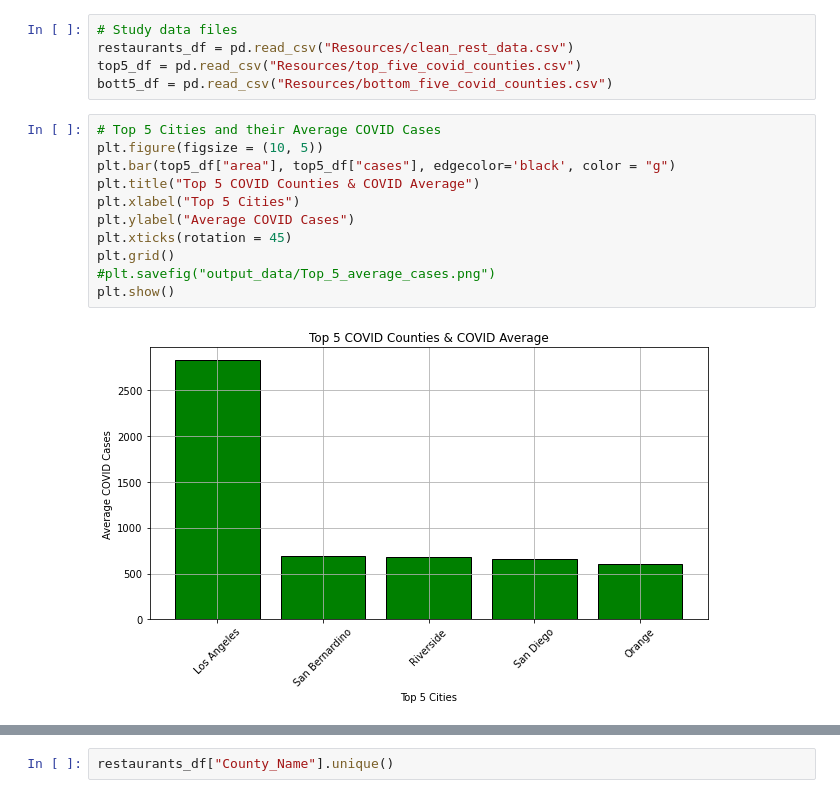
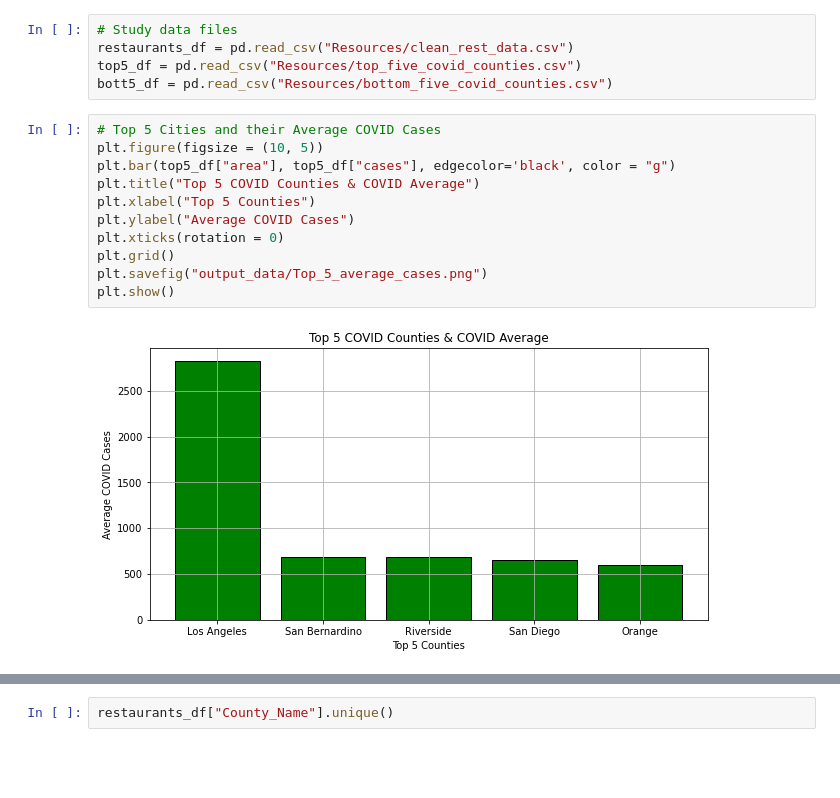
Before and after one commit to JAlvarado23A/covid_and_rest_survival, a Jupyter notebook: JA_Restaurants .ipynb, the cells around one changed output, grey strips where cells are left out. Cells and saved outputs as stored; diff of their text form; blank space fills up the shorter version.

```diff
--- a/JA_Restaurants .ipynb
+++ b/JA_Restaurants .ipynb
@@ -15,14 +15,14 @@ bott5_df = pd.read_csv("Resources/bottom_five_covid_counties.csv")
 # %%
 # Top 5 Cities and their Average COVID Cases
 plt.figure(figsize = (10, 5))
 plt.bar(top5_df["area"], top5_df["cases"], edgecolor='black', color = "g")
 plt.title("Top 5 COVID Counties & COVID Average")
-plt.xlabel("Top 5 Cities")
+plt.xlabel("Top 5 Counties")
 plt.ylabel("Average COVID Cases")
-plt.xticks(rotation = 45)
+plt.xticks(rotation = 0)
 plt.grid()
-#plt.savefig("output_data/Top_5_average_cases.png")
+plt.savefig("output_data/Top_5_average_cases.png")
 plt.show()
 # %% [output]
-[figure, old version]
+[figure, new version]
 # %%
```
Also changed, not shown: parts of 3 cells of this notebook, 8 other files.
